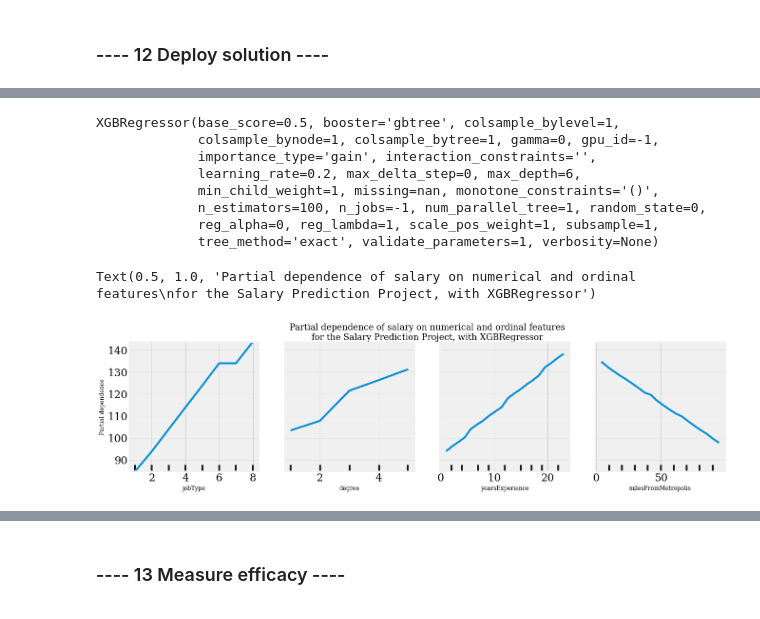
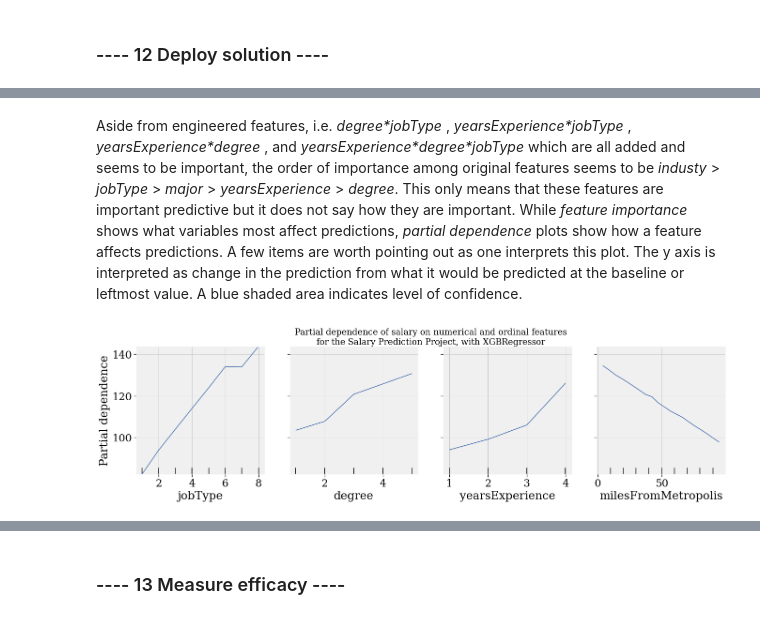
Before and after one commit to Ashur59/salarypredictionportfolio, a Jupyter notebook: salary-prediction-notebook-local.ipynb, the cells around one changed output, grey strips where cells are left out. Cells and saved outputs as stored; diff of their text form; code cells hidden in the pictures.

```diff
--- a/salary-prediction-notebook-local.ipynb
+++ b/salary-prediction-notebook-local.ipynb
@@ -969,0 +320,4 @@ Text(0.5, 0.98, 'Algorithm Comparison')
+# %%
+from helper_functions import reduce_mem_usage as rmu
+train_data_Engineered = rmu.reduce_mem_usage(train_data_Engineered)
+test_data_Engineered = rmu.reduce_mem_usage(test_data_Engineered)
@@ -1603,22 +735,0 @@ ax17.get_figure().savefig("images/Correlation_milesFromMetropolis_salary.png", d
-# %%
-#What features correlate the most with salary?
-#What other correlations did you find?
-corr2 = train_data_NonEngineered[['jobType', 'degree', 'yearsExperience', 'milesFromMetropolis', 'salary']].corr()
-mask2 = np.zeros_like(corr2)
-mask2[np.triu_indices_from(mask2)] = True
-with sns.axes_style("white"):
-    sns.set(font_scale=2)
-    f, ax = plt.subplots(figsize=(10, 10))
-    ax = sns.heatmap(corr2,
-            xticklabels=corr2.columns.values,
-            yticklabels=corr2.columns.values,
-            vmin=-1, vmax=1, center= 0, square=True, cmap= 'coolwarm',
-            annot = True, mask=mask2, fmt='0.4f', annot_kws= {'size': 22}
-                    )
-
-    ax.set_title('Heatmap of Correlation Matrix')
-    ax.get_figure().savefig("images/Heatmap of Correlation Matrix.png", dpi=None, facecolor='w', edgecolor='w',
-            orientation='portrait', papertype=None, format=None,
-            transparent=False, bbox_inches='tight', pad_inches=0.1,
-            frameon=None, metadata=None
-            )
@@ -1628,25 +744,21 @@ Text(0.5, 1.0, 'Heatmap of Correlation Matrix')
+# %% [markdown]
+Aside from engineered features, i.e. _degree\*jobType_ ,  _yearsExperience\*jobType_ , _yearsExperience\*degree_ , and  _yearsExperience\*degree*jobType_ which are all added and seems to be important, the order of importance among original features seems to be _industy_ > _jobType_ > _major_ > _yearsExperience_ > _degree_. This only means that these features are important predictive but it does not say how they are important. While _feature importance_ shows what variables most affect predictions, _partial dependence_ plots show how a feature affects predictions. A few items are worth pointing out as one interprets this plot. The y axis is interpreted as change in the prediction from what it would be predicted at the baseline or leftmost value. A blue shaded area indicates level of confidence.
 # %%
 salary_X_colns = ["jobType", "degree", "yearsExperience", "milesFromMetropolis"]
-salary_X = train_data_NonEngineered[salary_X_colns]
-xgbr.fit(salary_X, train_data_NonEngineered.iloc[:,-1:])
+salary_X = train_original[salary_X_colns]
+model1 = pipe_xgbr_final[1].fit(salary_X, train_original.iloc[:,-1:])
 
 h, ax18 = plt.subplots(figsize=(20, 5))
-ax18.set_title('Partial dependence of salary on numerical and ordinal features\n'
-               'for the Salary Prediction Project, with XGBRegressor',
-               fontsize=18, pad=0)
-salary_plots = plot_partial_dependence(xgbr, X=salary_X, features=["jobType", "degree", "yearsExperience", "milesFromMetropolis"],
-                                       feature_names=salary_X_colns, method='brute', n_cols=4, grid_resolution=20, n_jobs=-1, ax=ax18)
+my_title = ax18.set_title('Partial dependence of salary on numerical and ordinal features\n'
+                          'for the Salary Prediction Project, with XGBRegressor',
+                          fontsize=18, pad=0)
+salary_plots = plot_partial_dependence(model1,
+                                       X=salary_X,
+                                       features=["jobType", "degree", "yearsExperience", "milesFromMetropolis"],
+                                       feature_names=salary_X_colns,
+                                       method='brute', n_cols=4, grid_resolution=20, n_jobs=-1, ax=ax18)
 
 plt.savefig("images/Scikit-Learn_Partial_Dependence_Plots.png")
 # %% [output]
-XGBRegressor(base_score=0.5, booster='gbtree', colsample_bylevel=1,
-             colsample_bynode=1, colsample_bytree=1, gamma=0, gpu_id=-1,
-             importance_type='gain', interaction_constraints='',
-             learning_rate=0.2, max_delta_step=0, max_depth=6,
-             min_child_weight=1, missing=nan, monotone_constraints='()',
-             n_estimators=100, n_jobs=-1, num_parallel_tree=1, random_state=0,
-             reg_alpha=0, reg_lambda=1, scale_pos_weight=1, subsample=1,
-             tree_method='exact', validate_parameters=1, verbosity=None)
-Text(0.5, 1.0, 'Partial dependence of salary on numerical and ordinal features\nfor the Salary Prediction Project, with XGBRegressor')
-[figure, old version]
+[figure, new version]
 # %%
```
Also changed, not shown: parts of 111 cells of this notebook, 29 other files.
